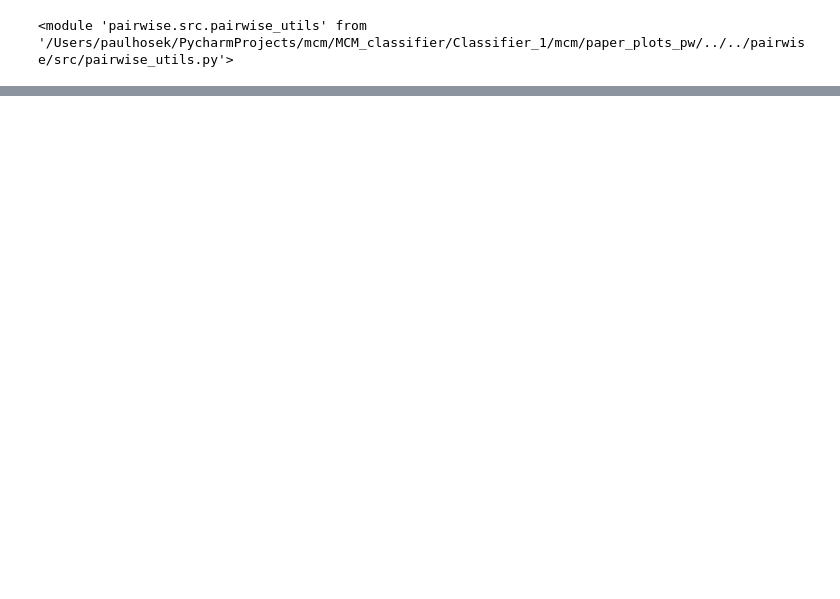
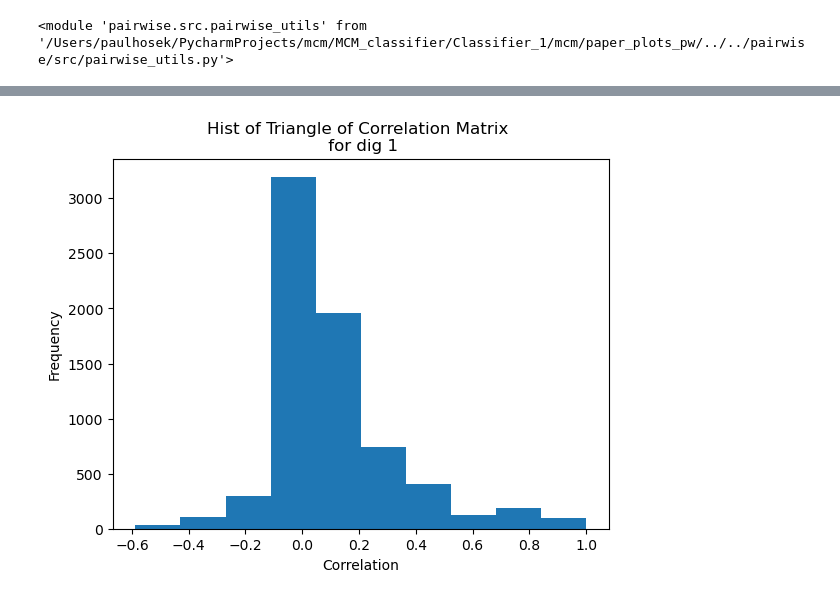
Before and after one commit to PaulHosek/MCM_classifier, a Jupyter notebook: Classifier_1/mcm/paper_plots_pw/louvain_correlmatrix.ipynb, the cells around one changed output, grey strips where cells are left out. Saved outputs shown, nothing was run; the diff lists cells and outputs as text; code cells hidden in the pictures; blank space fills up the shorter version.

```diff
--- a/Classifier_1/mcm/paper_plots_pw/louvain_correlmatrix.ipynb
+++ b/Classifier_1/mcm/paper_plots_pw/louvain_correlmatrix.ipynb
@@ -42,0 +44,10 @@ colorbar = plt.colorbar(im,label="log mean within community coupling")
+# %%
+upper_triangle = np.triu(correl)
+upper_triangle = upper_triangle[np.nonzero(upper_triangle)]
+plt.hist(upper_triangle, bins=10)
+plt.xlabel('Correlation')
+plt.ylabel('Frequency')
+plt.title(f'Hist of Triangle of Correlation Matrix \n for dig {dig}')
+plt.show()
+# %% [output]
+[figure, added]
```
Also changed, not shown: parts of 1 cell of this notebook, 1 other file.
